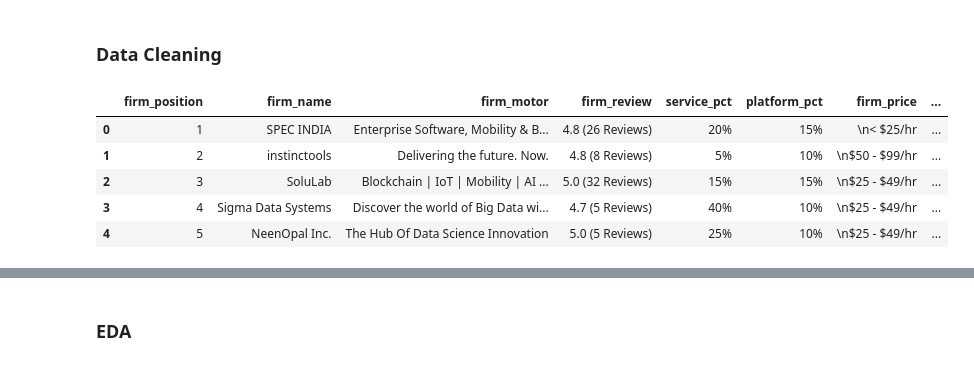
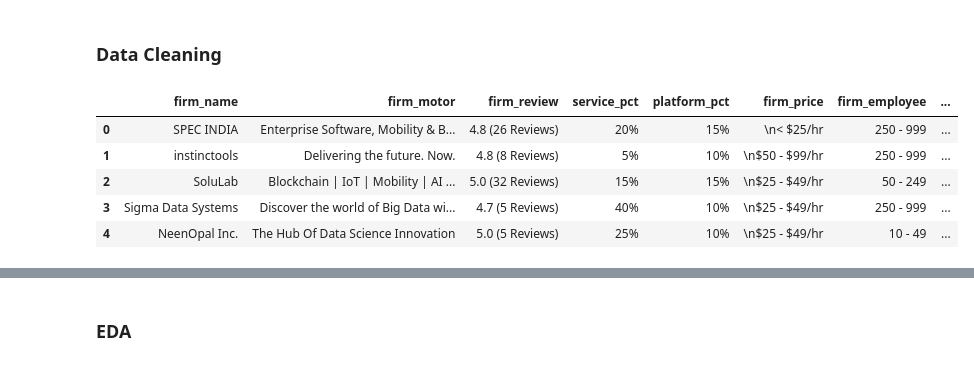
Before and after one commit to TelRich/Web_Scraping_Top_Data_Analytics_Firms, a Jupyter notebook: top_da_company.ipynb, the cells around one changed output, grey strips where cells are left out. Saved outputs shown, nothing was run; the diff lists cells and outputs as text; code cells hidden in the pictures.

```diff
--- a/top_da_company.ipynb
+++ b/top_da_company.ipynb
@@ -58,4 +93,4 @@ firm_locations = bs.find_all('div', {'class': "firm-location"})
 # %% [markdown]
 ### Put Details in a DataFrame
 # %%
-df = pd.DataFrame()
+df1 = pd.DataFrame()
@@ -179,0 +166,39 @@ dtype: object
+# %%
+# Open page 3
+with open("page3.html", encoding='utf-8', mode='r') as file:
+    bs3 = BeautifulSoup(file, 'lxml')
+
+# Locate details
+firm_names = bs3.find_all('span', {'itemprop': "name"})
+firm_motors = bs3.find_all('p', {'class': "profile-tagline"})
+firm_reviews = bs3.find_all('span', {'class': "listinv_review_label"})
+progress_value = bs3.find_all('div', {'class': "circle-progress-value"})
+firm_prices = bs3.find_all('div', {'class': "firm-pricing"})
+firm_emps = bs3.find_all('div', {'class': "firm-employees"})
+firm_years = bs3.find_all('div', {'class': "firm-founded"})
+firm_locations = bs3.find_all('div', {'class': "firm-location"})
+
+# Extract details
+names = extract_detail(firm_names[3:])
+motors = extract_detail(firm_motors)
+reviews = extract_detail(firm_reviews)
+ser, pct = extract_progress_values(progress_value)
+prices = extract_detail(firm_prices)
+emps = extract_detail(firm_emps)
+years = extract_detail(firm_years)
+locations = extract_detail(firm_locations)
+
+# Put details in a dataframe
+df3 = pd.DataFrame()
+df3['firm_name'] = names
+df3['firm_motor'] = motors
+df3['firm_review'] = reviews
+df3['service_pct'] = ser
+df3['platform_pct'] = pct
+df3['firm_price'] = prices
+df3['firm_employee'] = emps
+df3['year_founded'] = years
+df3['firm_location'] = locations
+
+# Preview
+df3.head()
@@ -179,0 +214,3 @@ dtype: object
+# %%
+all_df = pd.concat([df1, df2, df3], ignore_index=True)
+all_df
@@ -180,14 +231,15 @@ dtype: object
 # %% [markdown]
 ### Data Cleaning
 # %%
+df = all_df.copy()
 df.head(5)
 # %% [output]
-|  | firm_position | firm_name | firm_motor | firm_review | service_pct | platform_pct | firm_price | ... |
-| 0 | 1 | SPEC INDIA | Enterprise Software, Mobility & B... | 4.8 (26 Reviews) | 20% | 15% | \n< $25/hr | ... |
-| 1 | 2 | instinctools | Delivering the future. Now. | 4.8 (8 Reviews) | 5% | 10% | \n$50 - $99/hr | ... |
-| 2 | 3 | SoluLab | Blockchain | IoT | Mobility | AI ... | 5.0 (32 Reviews) | 15% | 15% | \n$25 - $49/hr | ... |
-| 3 | 4 | Sigma Data Systems | Discover the world of Big Data wi... | 4.7 (5 Reviews) | 40% | 10% | \n$25 - $49/hr | ... |
-| 4 | 5 | NeenOpal Inc. | The Hub Of Data Science Innovation | 5.0 (5 Reviews) | 25% | 10% | \n$25 - $49/hr | ... |
+|  | firm_name | firm_motor | firm_review | service_pct | platform_pct | firm_price | firm_employee | ... |
+| 0 | SPEC INDIA | Enterprise Software, Mobility & B... | 4.8 (26 Reviews) | 20% | 15% | \n< $25/hr | 250 - 999 | ... |
+| 1 | instinctools | Delivering the future. Now. | 4.8 (8 Reviews) | 5% | 10% | \n$50 - $99/hr | 250 - 999 | ... |
+| 2 | SoluLab | Blockchain | IoT | Mobility | AI ... | 5.0 (32 Reviews) | 15% | 15% | \n$25 - $49/hr | 50 - 249 | ... |
+| 3 | Sigma Data Systems | Discover the world of Big Data wi... | 4.7 (5 Reviews) | 40% | 10% | \n$25 - $49/hr | 250 - 999 | ... |
+| 4 | NeenOpal Inc. | The Hub Of Data Science Innovation | 5.0 (5 Reviews) | 25% | 10% | \n$25 - $49/hr | 10 - 49 | ... |
 # %%
 df.insert(2, 'star_rating', df['firm_review'].apply(lambda x: x.split()[0]))
 # %%
```
Also changed, not shown: parts of 38 cells of this notebook, 2 other files.
